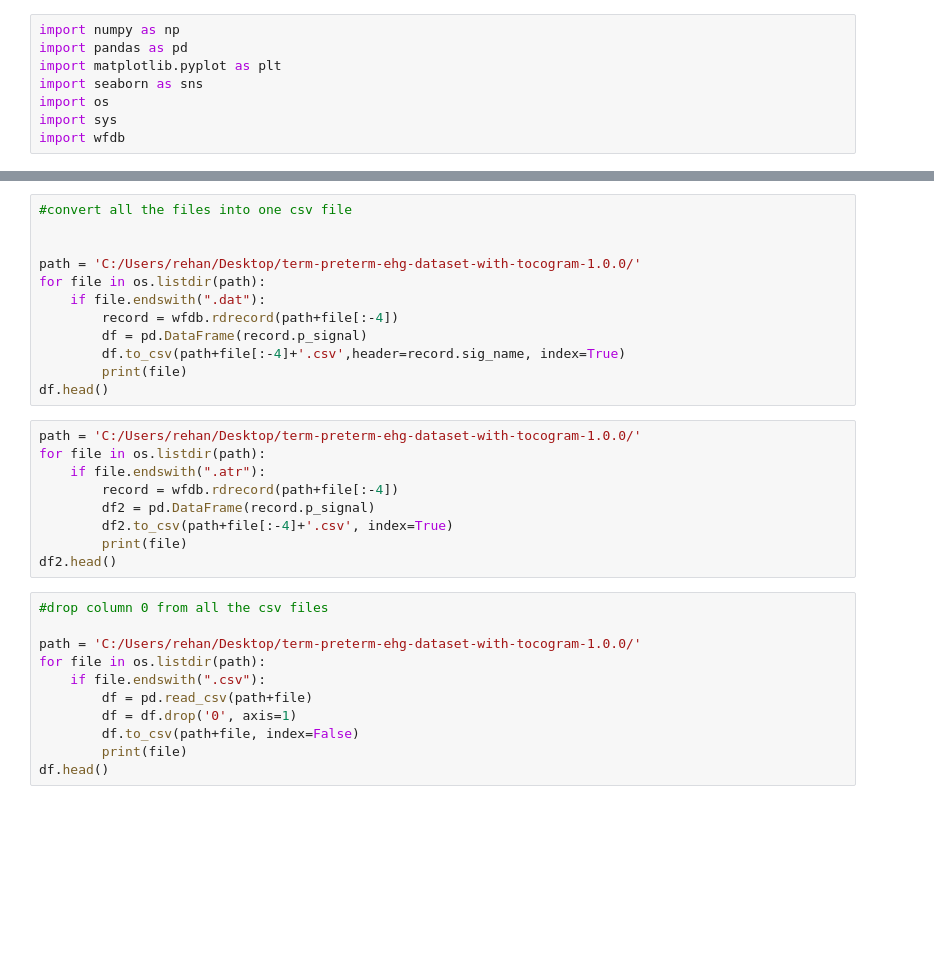
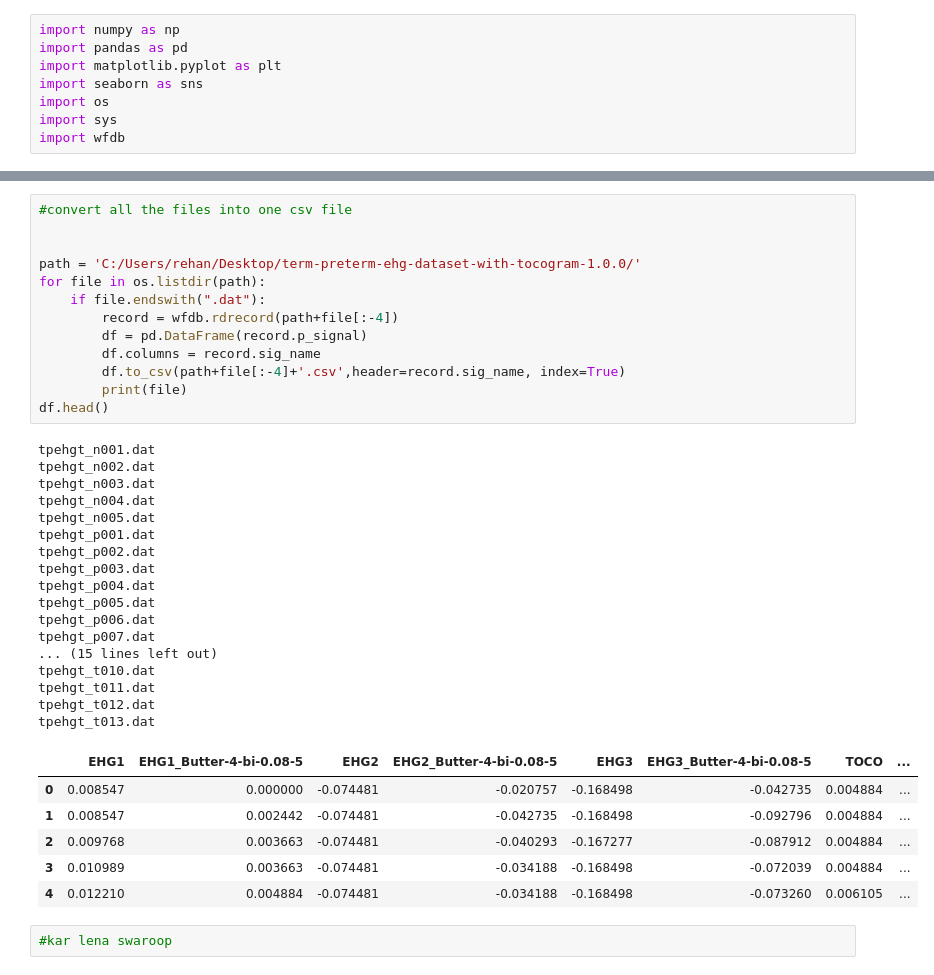
Before and after one commit to cluelescoder/Pre-Term, a Jupyter notebook: model.ipynb, the cells around one changed output, grey strips where cells are left out. Saved outputs shown, nothing was run; the diff lists cells and outputs as text; blank space fills up the shorter version.

```diff
--- a/model.ipynb
+++ b/model.ipynb
@@ -29,32 +39,39 @@ wfdb.plot_wfdb(record=record, title='Term')
 # %%
 #convert all the files into one csv file
 
 
 path = 'C:/Users/rehan/Desktop/term-preterm-ehg-dataset-with-tocogram-1.0.0/'
 for file in os.listdir(path):
     if file.endswith(".dat"):
         record = wfdb.rdrecord(path+file[:-4])
         df = pd.DataFrame(record.p_signal)
+        df.columns = record.sig_name
         df.to_csv(path+file[:-4]+'.csv',header=record.sig_name, index=True)
         print(file)
 df.head()
+# %% [output]
+tpehgt_n001.dat
+tpehgt_n002.dat
+tpehgt_n003.dat
+tpehgt_n004.dat
+tpehgt_n005.dat
+tpehgt_p001.dat
+tpehgt_p002.dat
+tpehgt_p003.dat
+tpehgt_p004.dat
+tpehgt_p005.dat
+tpehgt_p006.dat
+tpehgt_p007.dat
+... (15 lines left out)
+tpehgt_t010.dat
+tpehgt_t011.dat
+tpehgt_t012.dat
+tpehgt_t013.dat
+|  | EHG1 | EHG1_Butter-4-bi-0.08-5 | EHG2 | EHG2_Butter-4-bi-0.08-5 | EHG3 | EHG3_Butter-4-bi-0.08-5 | TOCO | ... |
+| 0 | 0.008547 | 0.000000 | -0.074481 | -0.020757 | -0.168498 | -0.042735 | 0.004884 | ... |
+| 1 | 0.008547 | 0.002442 | -0.074481 | -0.042735 | -0.168498 | -0.092796 | 0.004884 | ... |
+| 2 | 0.009768 | 0.003663 | -0.074481 | -0.040293 | -0.167277 | -0.087912 | 0.004884 | ... |
+| 3 | 0.010989 | 0.003663 | -0.074481 | -0.034188 | -0.168498 | -0.072039 | 0.004884 | ... |
+| 4 | 0.012210 | 0.004884 | -0.074481 | -0.034188 | -0.168498 | -0.073260 | 0.006105 | ... |
-# %%
-path = 'C:/Users/rehan/Desktop/term-preterm-ehg-dataset-with-tocogram-1.0.0/'
-for file in os.listdir(path):
-    if file.endswith(".atr"):
-        record = wfdb.rdrecord(path+file[:-4])
-        df2 = pd.DataFrame(record.p_signal)
-        df2.to_csv(path+file[:-4]+'.csv', index=True)
-        print(file)
-df2.head()
-# %%
-#drop column 0 from all the csv files
-
-path = 'C:/Users/rehan/Desktop/term-preterm-ehg-dataset-with-tocogram-1.0.0/'
-for file in os.listdir(path):
-    if file.endswith(".csv"):
-        df = pd.read_csv(path+file)
-        df = df.drop('0', axis=1)
-        df.to_csv(path+file, index=False)
-        print(file)
-df.head()
+# %%
+#kar lena swaroop
```
Also changed, not shown: parts of 5 cells of this notebook.
